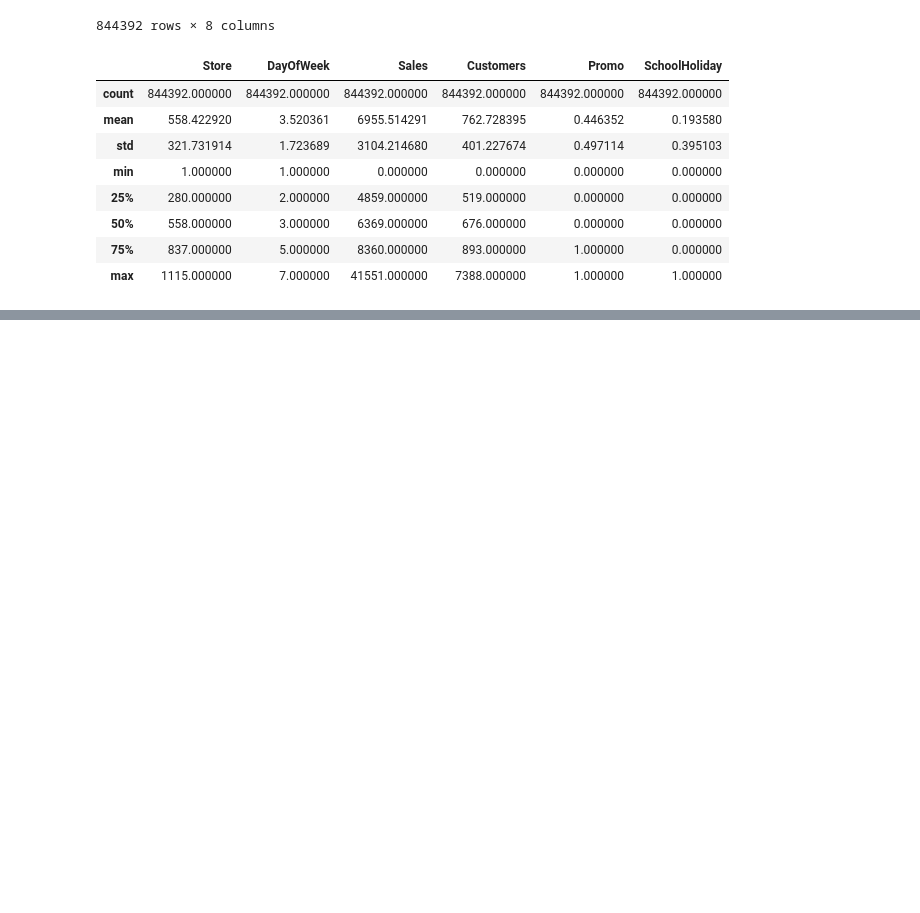
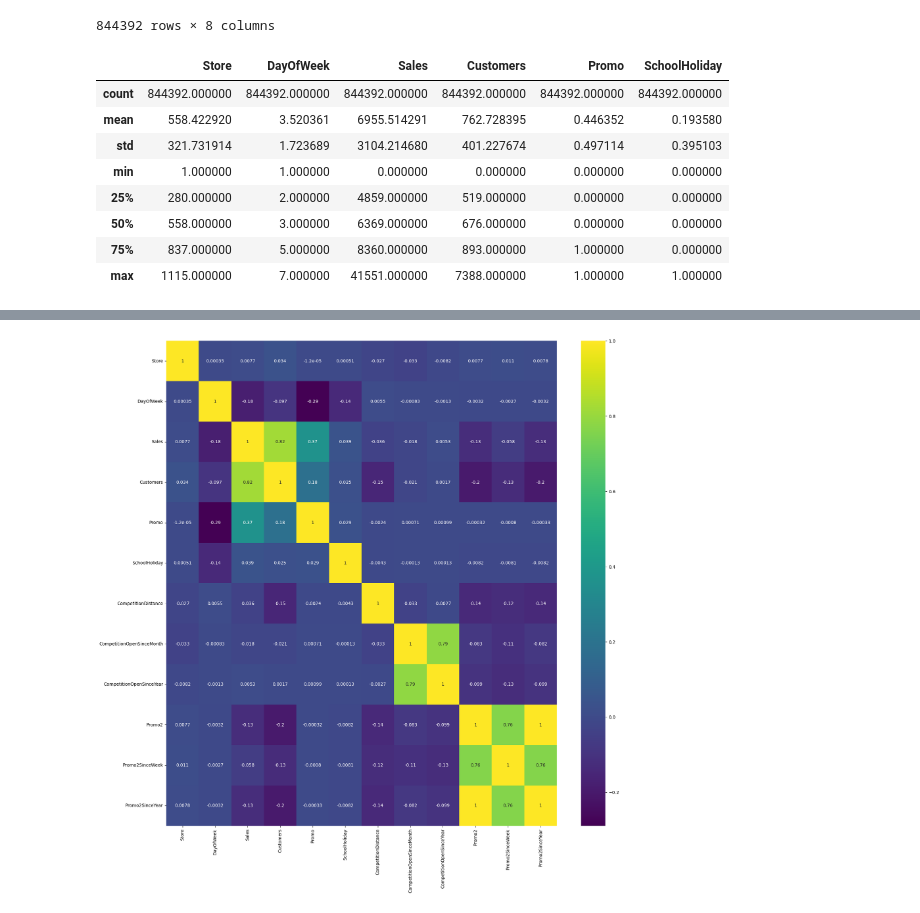
Before and after one commit to ranjansinghds/Sales-Department-Project, a Jupyter notebook: Sales_Department_Project.ipynb, the cells around one changed output, grey strips where cells are left out. Saved outputs shown, nothing was run; the diff lists cells and outputs as text; code cells hidden in the pictures; blank space fills up the shorter version.

```diff
--- a/Sales_Department_Project.ipynb
+++ b/Sales_Department_Project.ipynb
@@ -280,0 +430,7 @@ sales_train_df.describe()
+# %%
+correlations = sales_train_all_df.select_dtypes(include=['number']).corr()
+plt.figure(figsize=(20,20))
+sns.heatmap(correlations, annot=True, cmap='viridis')
+# Customers/Promo2 and sales are strongly correlated
+# %% [output]
+[figure, added]
```
Also changed, not shown: parts of 28 cells of this notebook, 6 other files.
